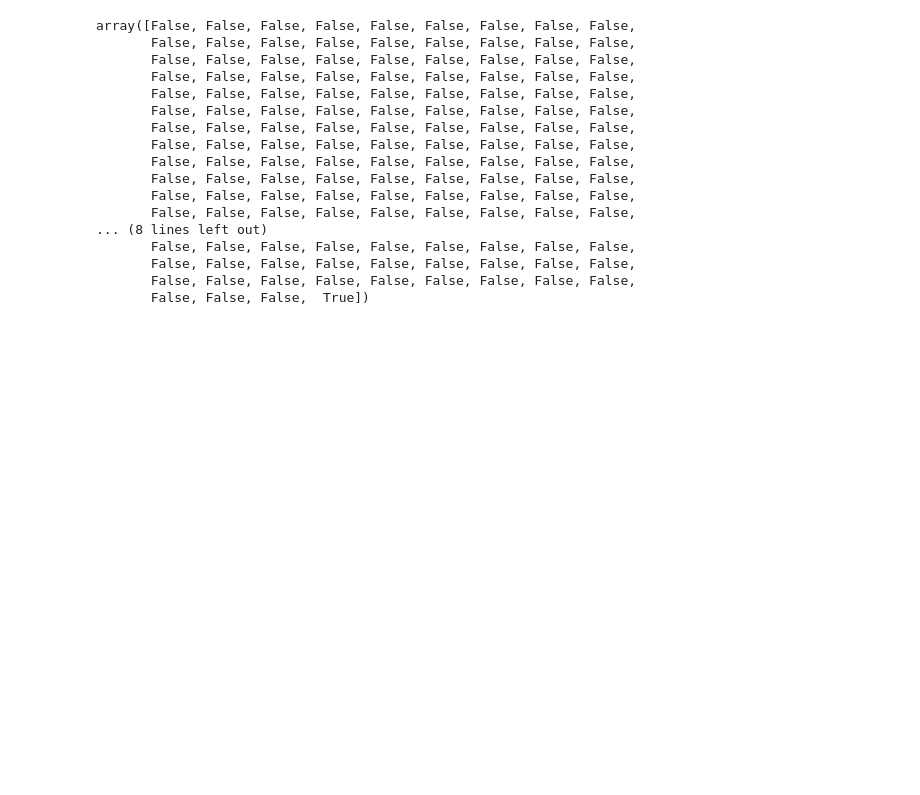
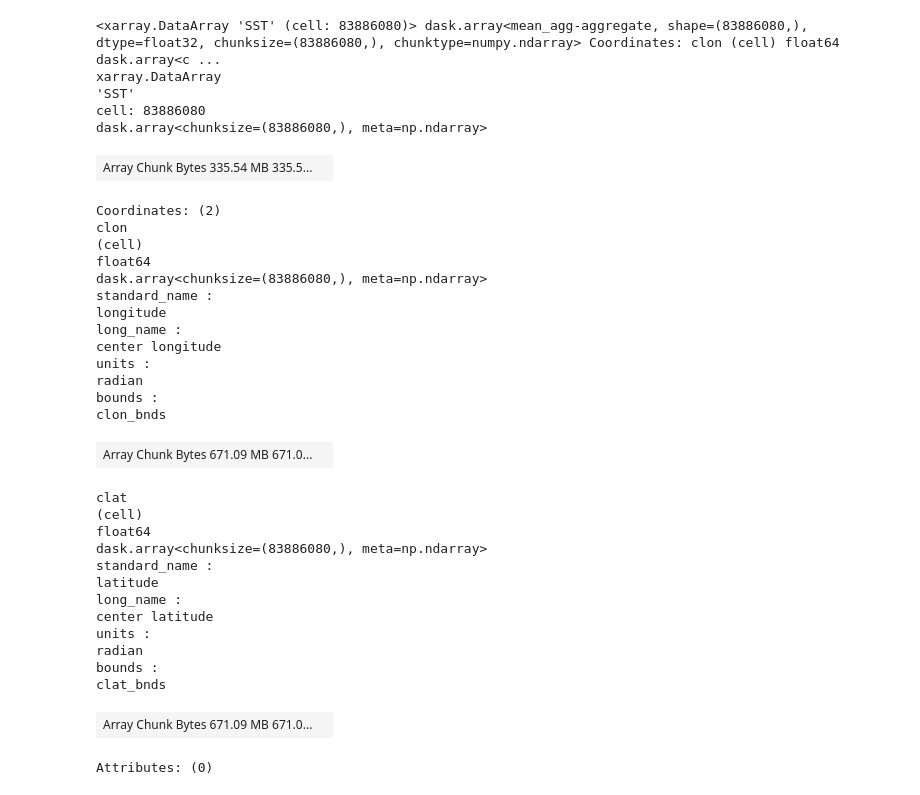
Before and after one commit to mretsch/phd, a Jupyter notebook: Notebooks/just_large_files.ipynb, the cells around one changed output. Cells and saved outputs as stored; diff of their text form; code cells hidden in the pictures; blank space fills up the shorter version.

```diff
--- a/Notebooks/just_large_files.ipynb
+++ b/Notebooks/just_large_files.ipynb
@@ -32,3 +52,4 @@ mask_files = sorted([str(f) for f in data_path.rglob(f'{glob_pattern_2d}')])
 # %%
-div = xr.open_mfdataset(div_files)['div'].squeeze()
-mask = xr.open_mfdataset(mask_files)['high_rome_mask'].squeeze()
+var = xr.open_mfdataset(div_files)
+# var = xr.open_mfdataset('/work/mh1119/DYAMOND_winter/sst-sic-runmean_0017_R02B10.nc', chunks={'time': 10})['SST'].squeeze()
+# mask = xr.open_mfdataset(mask_files)['high_rome_mask'].squeeze()
@@ -91,4 +100,41 @@ height :
 # %%
-# div_mean = div.mean(dim='time')
+var_slice = var.sel(time=slice('2020-01-31T00', '2020-03-01T00'))
+var_mean = var_slice.mean(dim='time')
 # div_mean_romep90 = div.where(mask, other=np.nan).mean(dim='time')
 # div_mean_romep90 = div.where(mask, other=np.nan).sum(dim='time') / len(div['time'])
+var_mean
+# %% [output]
+<xarray.DataArray 'SST' (cell: 83886080)> dask.array<mean_agg-aggregate, shape=(83886080,), dtype=float32, chunksize=(83886080,), chunktype=numpy.ndarray> Coordinates: clon (cell) float64 dask.array<c ...
+xarray.DataArray
+'SST'
+cell: 83886080
+dask.array<chunksize=(83886080,), meta=np.ndarray>
+| Array Chunk Bytes 335.54 MB 335.5... |  |
+Coordinates: (2)
+clon
+(cell)
+float64
+dask.array<chunksize=(83886080,), meta=np.ndarray>
+standard_name :
+longitude
+long_name :
+center longitude
+units :
+radian
+bounds :
+clon_bnds
+| Array Chunk Bytes 671.09 MB 671.0... |  |
+clat
+(cell)
+float64
+dask.array<chunksize=(83886080,), meta=np.ndarray>
+standard_name :
+latitude
+long_name :
+center latitude
+units :
+radian
+bounds :
+clat_bnds
+| Array Chunk Bytes 671.09 MB 671.0... |  |
+Attributes: (0)
@@ -100,20 +140,0 @@ tt = pd.to_datetime(div.time.values)
-# %%
-tt.hour == 0
-# %% [output]
-array([False, False, False, False, False, False, False, False, False,
-       False, False, False, False, False, False, False, False, False,
-       False, False, False, False, False, False, False, False, False,
-       False, False, False, False, False, False, False, False, False,
-       False, False, False, False, False, False, False, False, False,
-       False, False, False, False, False, False, False, False, False,
-       False, False, False, False, False, False, False, False, False,
-       False, False, False, False, False, False, False, False, False,
-       False, False, False, False, False, False, False, False, False,
-       False, False, False, False, False, False, False, False, False,
-       False, False, False, False, False, False, False, False, False,
-       False, False, False, False, False, False, False, False, False,
-... (8 lines left out)
-       False, False, False, False, False, False, False, False, False,
-       False, False, False, False, False, False, False, False, False,
-       False, False, False, False, False, False, False, False, False,
-       False, False, False,  True])
```
Also changed, not shown: parts of 13 cells of this notebook, 4 other files.
